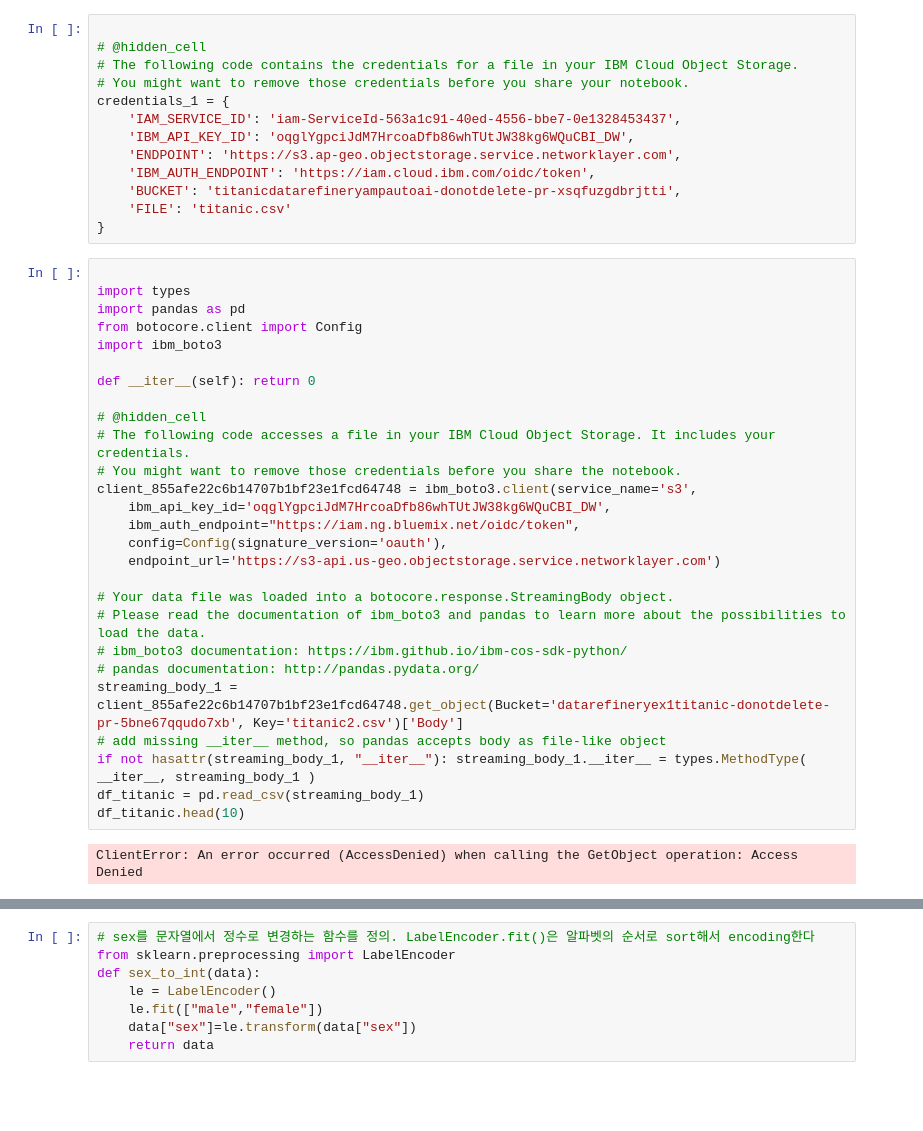
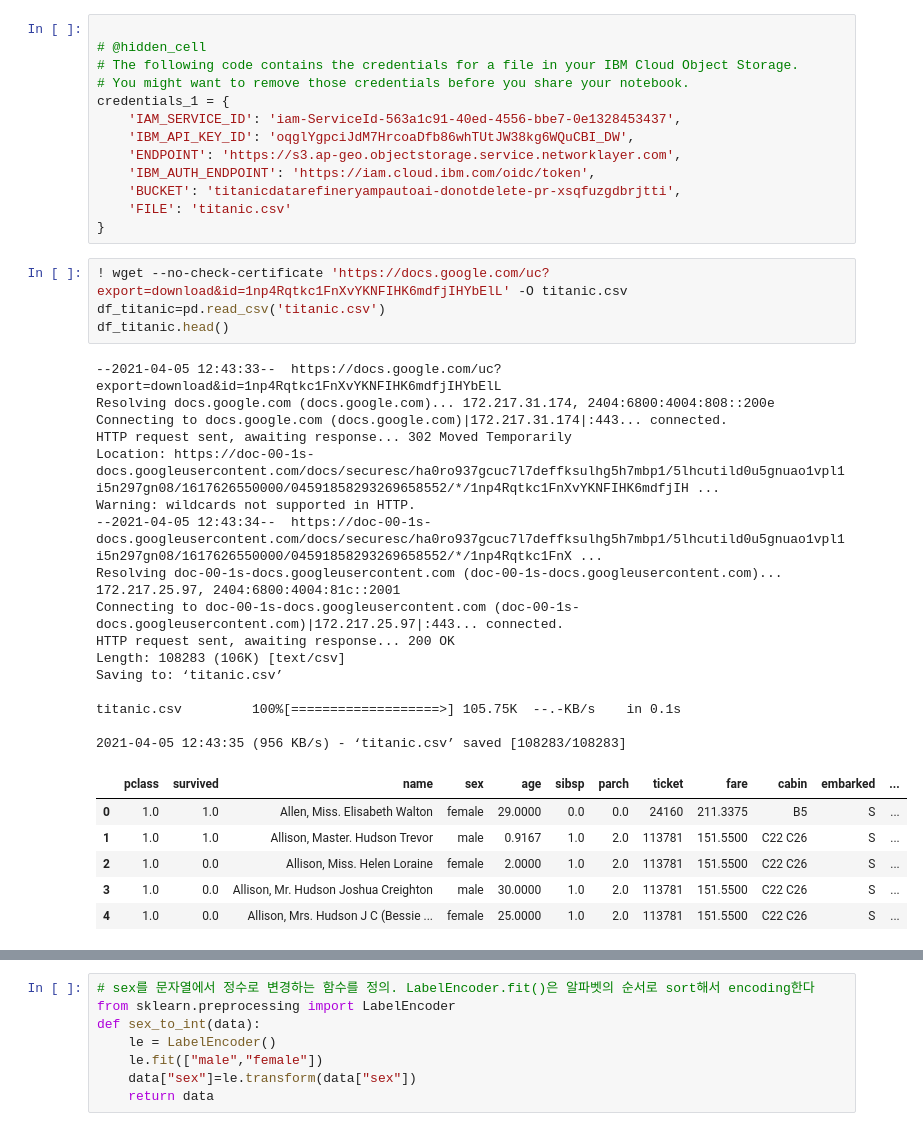
Before and after one commit to hx2y1004/2021watsonAI, a Jupyter notebook: 17681018_윤현호_titanic.ipynb, the cells around one changed output, grey strips where cells are left out. Cells and saved outputs as stored; diff of their text form; blank space fills up the shorter version.

```diff
--- a/17681018_윤현호_titanic.ipynb
+++ b/17681018_윤현호_titanic.ipynb
@@ -24,35 +24,33 @@ credentials_1 = {
     'BUCKET': 'titanicdatarefineryampautoai-donotdelete-pr-xsqfuzgdbrjtti',
     'FILE': 'titanic.csv'
 }
-# %%
-
-import types
-import pandas as pd
-from botocore.client import Config
-import ibm_boto3
-
-def __iter__(self): return 0
-
-# @hidden_cell
-# The following code accesses a file in your IBM Cloud Object Storage. It includes your credentials.
-# You might want to remove those credentials before you share the notebook.
-client_855afe22c6b14707b1bf23e1fcd64748 = ibm_boto3.client(service_name='s3',
-    ibm_api_key_id='oqglYgpciJdM7HrcoaDfb86whTUtJW38kg6WQuCBI_DW',
-    ibm_auth_endpoint="https://iam.ng.bluemix.net/oidc/token",
-    config=Config(signature_version='oauth'),
-    endpoint_url='https://s3-api.us-geo.objectstorage.service.networklayer.com')
-
-# Your data file was loaded into a botocore.response.StreamingBody object.
-# Please read the documentation of ibm_boto3 and pandas to learn more about the possibilities to load the data.
-# ibm_boto3 documentation: https://ibm.github.io/ibm-cos-sdk-python/
-# pandas documentation: http://pandas.pydata.org/
-streaming_body_1 = client_855afe22c6b14707b1bf23e1fcd64748.get_object(Bucket='datarefineryex1titanic-donotdelete-pr-5bne67qqudo7xb', Key='titanic2.csv')['Body']
-# add missing __iter__ method, so pandas accepts body as file-like object
-if not hasattr(streaming_body_1, "__iter__"): streaming_body_1.__iter__ = types.MethodType( __iter__, streaming_body_1 )
-df_titanic = pd.read_csv(streaming_body_1)
-df_titanic.head(10)
-# %% [output]
-ClientError: An error occurred (AccessDenied) when calling the GetObject operation: Access Denied
+# %%
+! wget --no-check-certificate 'https://docs.google.com/uc?export=download&id=1np4Rqtkc1FnXvYKNFIHK6mdfjIHYbElL' -O titanic.csv
+df_titanic=pd.read_csv('titanic.csv')
+df_titanic.head()
+# %% [output]
+--2021-04-05 12:43:33--  https://docs.google.com/uc?export=download&id=1np4Rqtkc1FnXvYKNFIHK6mdfjIHYbElL
+Resolving docs.google.com (docs.google.com)... 172.217.31.174, 2404:6800:4004:808::200e
+Connecting to docs.google.com (docs.google.com)|172.217.31.174|:443... connected.
+HTTP request sent, awaiting response... 302 Moved Temporarily
+Location: https://doc-00-1s-docs.googleusercontent.com/docs/securesc/ha0ro937gcuc7l7deffksulhg5h7mbp1/5lhcutild0u5gnuao1vpl1i5n297gn08/1617626550000/04591858293269658552/*/1np4Rqtkc1FnXvYKNFIHK6mdfjIH ...
+Warning: wildcards not supported in HTTP.
+--2021-04-05 12:43:34--  https://doc-00-1s-docs.googleusercontent.com/docs/securesc/ha0ro937gcuc7l7deffksulhg5h7mbp1/5lhcutild0u5gnuao1vpl1i5n297gn08/1617626550000/04591858293269658552/*/1np4Rqtkc1FnX ...
+Resolving doc-00-1s-docs.googleusercontent.com (doc-00-1s-docs.googleusercontent.com)... 172.217.25.97, 2404:6800:4004:81c::2001
+Connecting to doc-00-1s-docs.googleusercontent.com (doc-00-1s-docs.googleusercontent.com)|172.217.25.97|:443... connected.
+HTTP request sent, awaiting response... 200 OK
+Length: 108283 (106K) [text/csv]
+Saving to: ‘titanic.csv’
+
+titanic.csv         100%[===================>] 105.75K  --.-KB/s    in 0.1s
+
+2021-04-05 12:43:35 (956 KB/s) - ‘titanic.csv’ saved [108283/108283]
+|  | pclass | survived | name | sex | age | sibsp | parch | ticket | fare | cabin | embarked | ... |
+| 0 | 1.0 | 1.0 | Allen, Miss. Elisabeth Walton | female | 29.0000 | 0.0 | 0.0 | 24160 | 211.3375 | B5 | S | ... |
+| 1 | 1.0 | 1.0 | Allison, Master. Hudson Trevor | male | 0.9167 | 1.0 | 2.0 | 113781 | 151.5500 | C22 C26 | S | ... |
+| 2 | 1.0 | 0.0 | Allison, Miss. Helen Loraine | female | 2.0000 | 1.0 | 2.0 | 113781 | 151.5500 | C22 C26 | S | ... |
+| 3 | 1.0 | 0.0 | Allison, Mr. Hudson Joshua Creighton | male | 30.0000 | 1.0 | 2.0 | 113781 | 151.5500 | C22 C26 | S | ... |
+| 4 | 1.0 | 0.0 | Allison, Mrs. Hudson J C (Bessie ... | female | 25.0000 | 1.0 | 2.0 | 113781 | 151.5500 | C22 C26 | S | ... |
 # %%
 df_titanic.info()
 df_titanic.describe()
```
Also changed, not shown: parts of 17 cells of this notebook.
